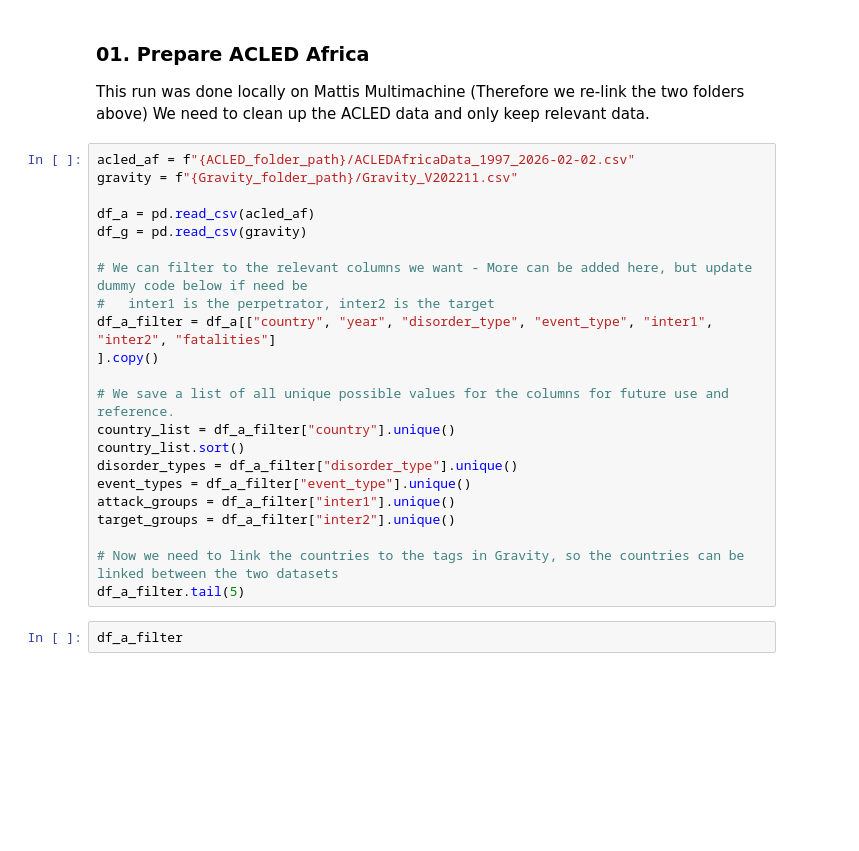
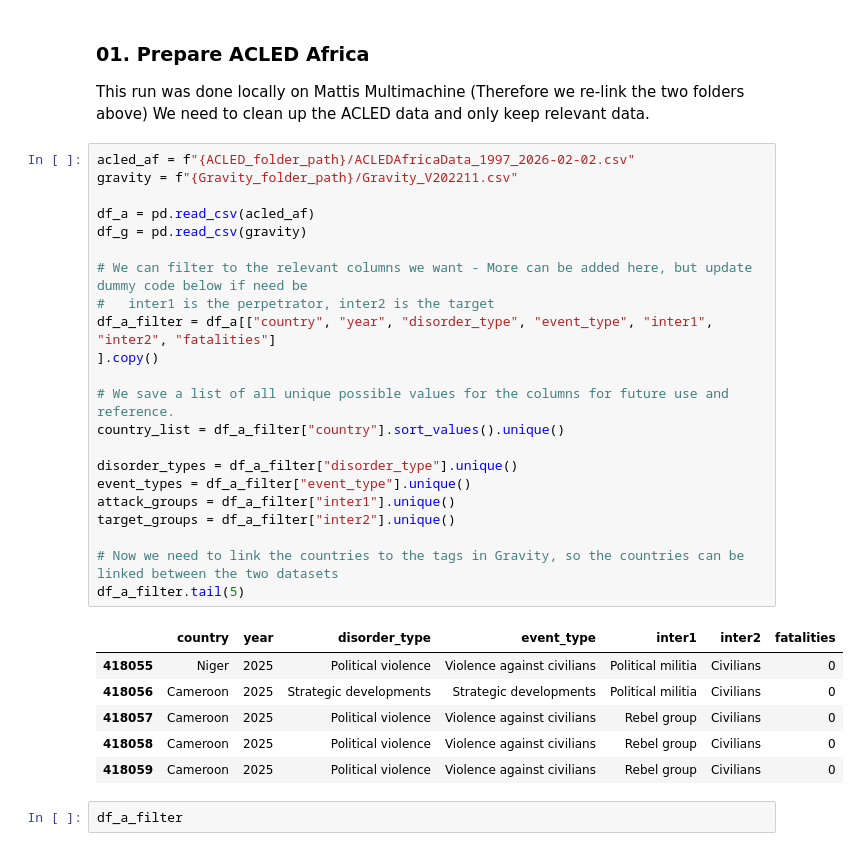
Before and after one commit to poopiboi/bachelor_2026, a Jupyter notebook: 02_EDA.ipynb, the cells around one changed output. Drawn from its saved outputs; the diff is of its cells as text; blank space fills up the shorter version.

```diff
--- a/02_EDA.ipynb
+++ b/02_EDA.ipynb
@@ -46,25 +46,32 @@ We need to clean up the ACLED data and only keep relevant data.
 # %%
 acled_af = f"{ACLED_folder_path}/ACLEDAfricaData_1997_2026-02-02.csv"
 gravity = f"{Gravity_folder_path}/Gravity_V202211.csv"
 
 df_a = pd.read_csv(acled_af)
 df_g = pd.read_csv(gravity)
 
 # We can filter to the relevant columns we want - More can be added here, but update dummy code below if need be
 #   inter1 is the perpetrator, inter2 is the target
 df_a_filter = df_a[["country", "year", "disorder_type", "event_type", "inter1", "inter2", "fatalities"]
 ].copy()
 
 # We save a list of all unique possible values for the columns for future use and reference.
-country_list = df_a_filter["country"].unique()
-country_list.sort()
+country_list = df_a_filter["country"].sort_values().unique()
+
 disorder_types = df_a_filter["disorder_type"].unique()
 event_types = df_a_filter["event_type"].unique()
 attack_groups = df_a_filter["inter1"].unique()
 target_groups = df_a_filter["inter2"].unique()
 
 # Now we need to link the countries to the tags in Gravity, so the countries can be linked between the two datasets
 df_a_filter.tail(5)
+# %% [output]
+|  | country | year | disorder_type | event_type | inter1 | inter2 | fatalities |
+| 418055 | Niger | 2025 | Political violence | Violence against civilians | Political militia | Civilians | 0 |
+| 418056 | Cameroon | 2025 | Strategic developments | Strategic developments | Political militia | Civilians | 0 |
+| 418057 | Cameroon | 2025 | Political violence | Violence against civilians | Rebel group | Civilians | 0 |
+| 418058 | Cameroon | 2025 | Political violence | Violence against civilians | Rebel group | Civilians | 0 |
+| 418059 | Cameroon | 2025 | Political violence | Violence against civilians | Rebel group | Civilians | 0 |
 # %%
 df_a_filter
 # %%
```
Also changed, not shown: parts of 11 cells of this notebook, 1 other file.
